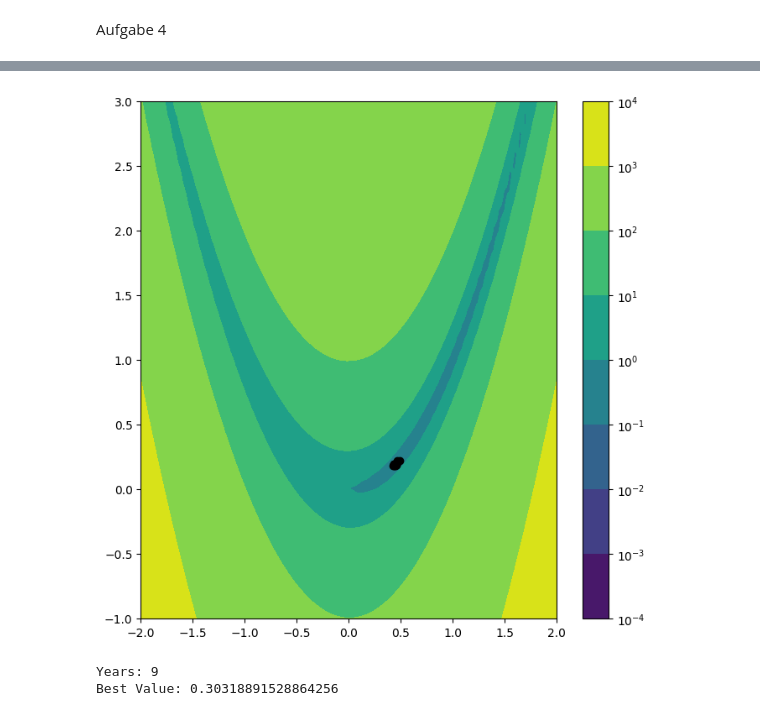
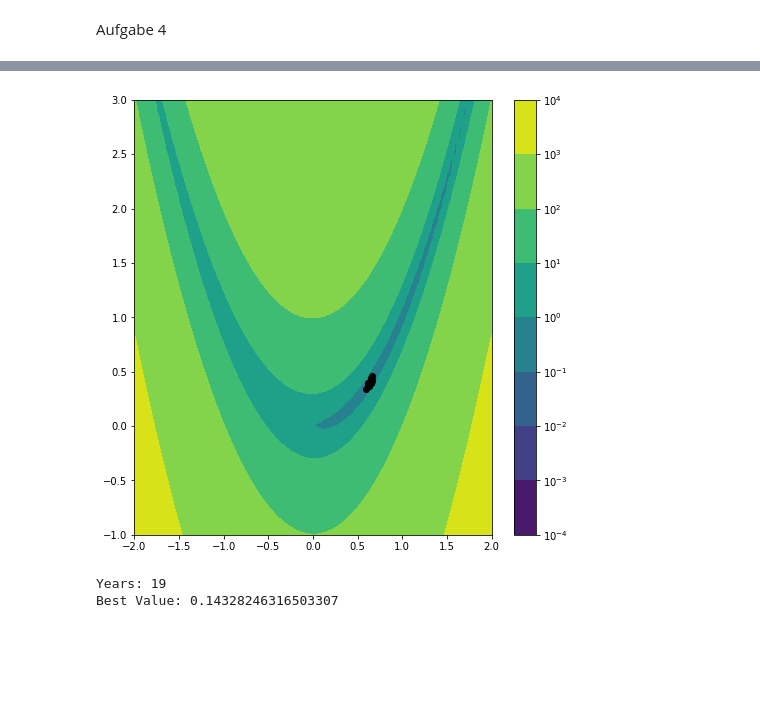
Before and after one commit to mark22222/neuroevolution, a Jupyter notebook: 1.ipynb, the cells around one changed output, grey strips where cells are left out. Drawn from its saved outputs; the diff is of its cells as text; code cells hidden in the pictures; blank space fills up the shorter version.

Commit message:
new check function

```diff
--- a/1.ipynb
+++ b/1.ipynb
@@ -96,6 +95,14 @@ def check(x,y):
          if dist > 0.4:
             return False
    return True
+
+def check2(x,y):
+   values = np.array(func(x,y))
+   for i in values:
+      for j in values:
+         if abs(i-j) > 0.1:
+            return False
+   return True
 # %%
 fig,ax = plt.subplots(1,1,figsize=(8,8))
 x = np.linspace(xMin,xMax,80)
@@ -120,35 +127,35 @@ while True:
    filter_indices = idx[:populationSize]
    bestPopX = popX[filter_indices]
    bestPopY = popY[filter_indices]
 
    #plot and sleep
    ax.clear()
    ax.contourf(X, Y, Z, norm=colors.LogNorm())
    ax.plot( bestPopX, bestPopY, 'o', color='black')
 
    display.clear_output(wait=True)
    display.display(fig)
    time.sleep(1)
 
    #Check abort condition
-   if(check(bestPopX,bestPopY)):
+   if(check2(bestPopX,bestPopY)):
       break
 
    #recombine
    popX = np.append(bestPopX,(np.array(recombination(bestPopX,bestPopY)[0])))
    popY = np.append(bestPopY,(np.array(recombination(bestPopX,bestPopY)[1])))
 
    #mutate
    popX = mutation(popX)
    popY = mutation(popY)
 
    #calculate new values
    funcVals = np.array(func(popX, popY))
    counter += 1
 
 display.clear_output(wait=True)
 # %% [output]
-[figure, old version]
+[figure, new version]
 # %%
 #Stats
 print('Years: ',end="")
@@ -156,5 +163,5 @@ print(counter)
 print('Best Value: ',end="")
 print(funcVals[0])
 # %% [output]
-Years: 9
-Best Value: 0.30318891528864256
+Years: 19
+Best Value: 0.14328246316503307
```
Also changed, not shown: parts of 5 cells of this notebook.
